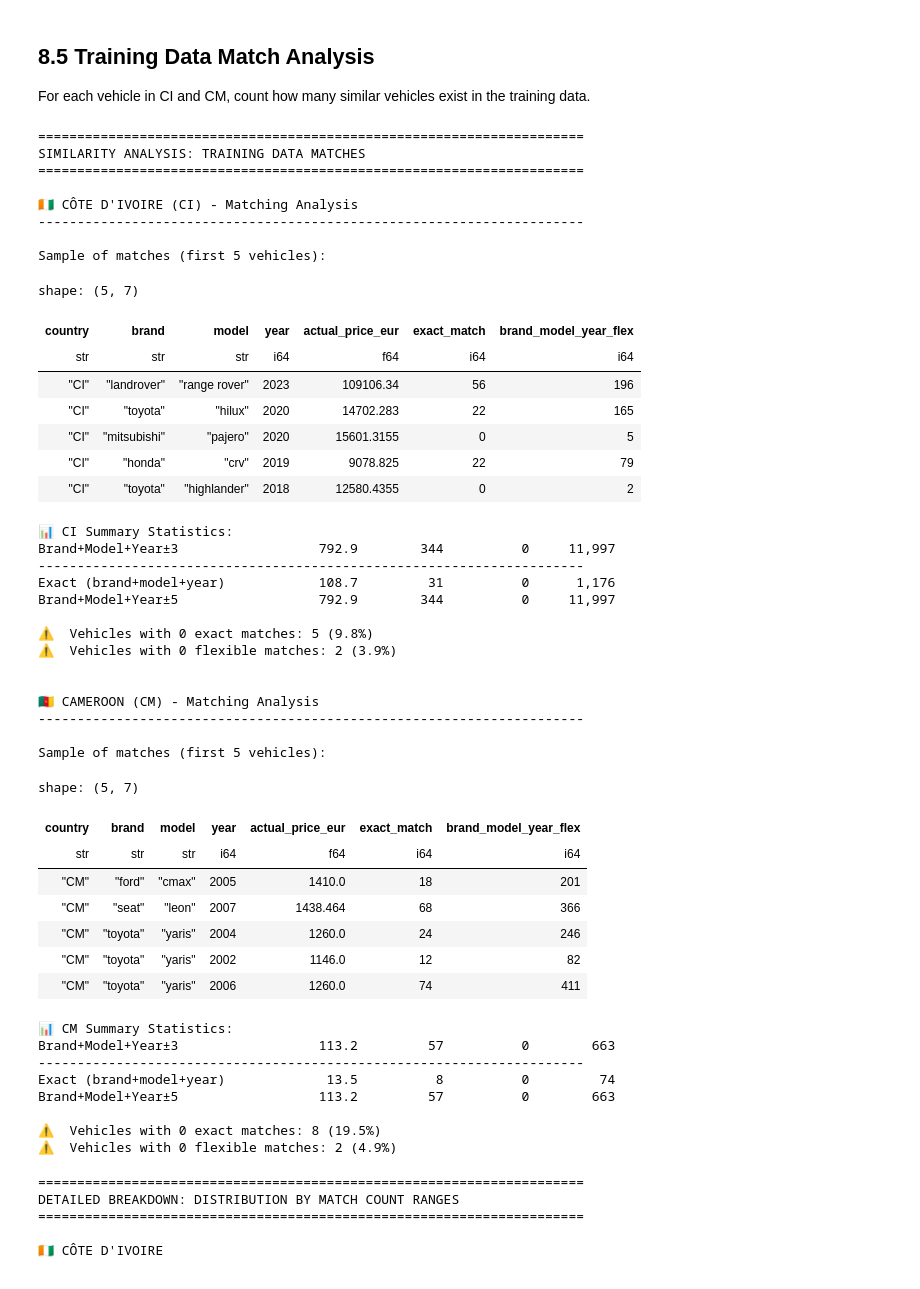
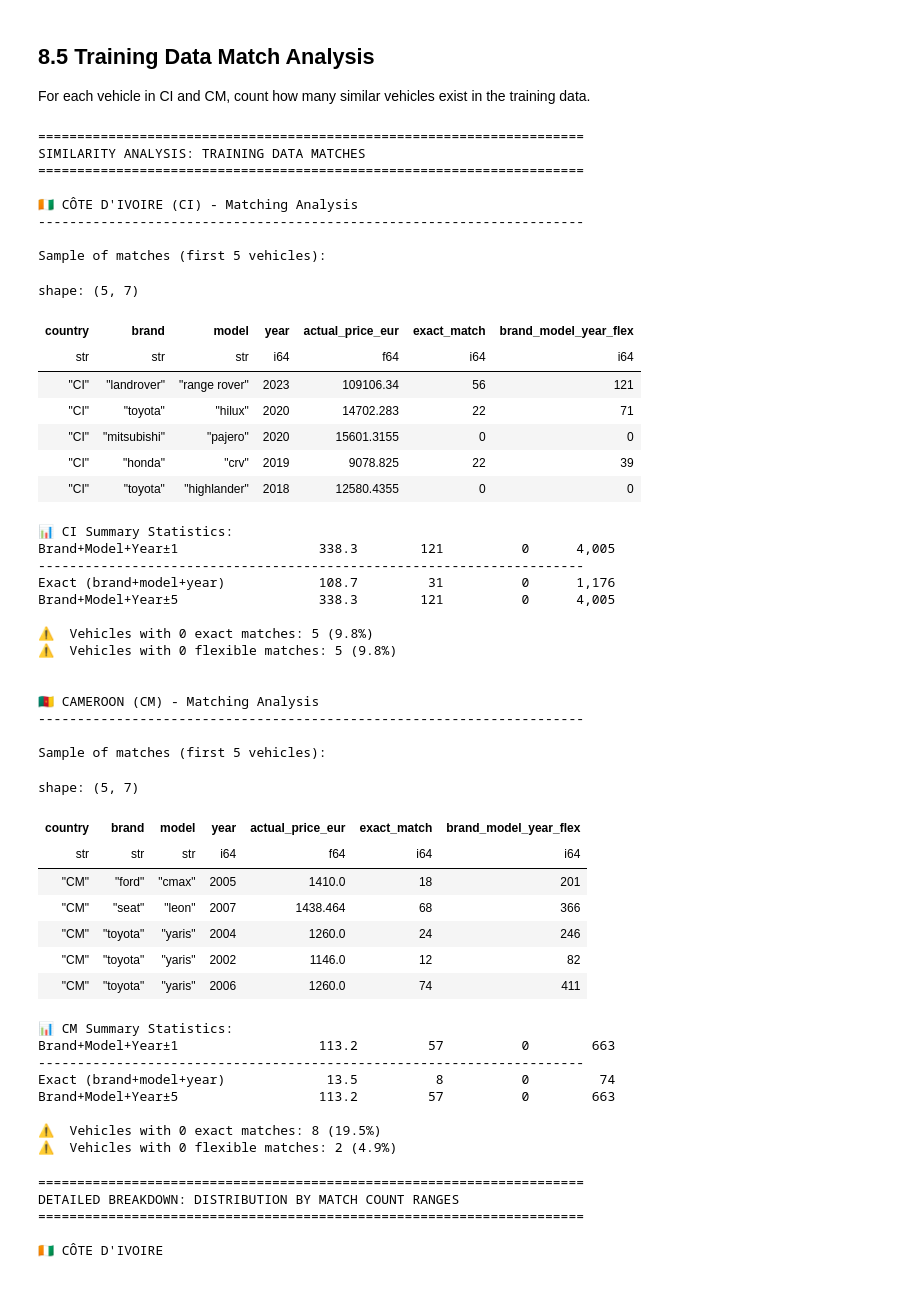
Before and after one commit to brunothefirst/car_price_prediction, a Jupyter notebook: notebooks/07_lean_model_evaluation_customs.ipynb, the cells around one changed output. Drawn from its saved outputs; the diff is of its cells as text; code cells hidden in the pictures.

```diff
--- a/notebooks/07_lean_model_evaluation_customs.ipynb
+++ b/notebooks/07_lean_model_evaluation_customs.ipynb
@@ -812,7 +755,7 @@ print("SIMILARITY ANALYSIS: TRAINING DATA MATCHES")
 print("=" * 70)
 
 # Define year flexibility for matching (±3 years)
-year_flex = 3
+year_flex = 1
 
 def count_training_matches(customs_df, training_df, country_name, year_flex=3):
     """
@@ -891,46 +834,46 @@ print(f"{'Brand+Model+Year±' + str(year_flex):<30} {df_cm_matches['brand_model_
 print("-" * 70)
 print(f"{'Exact (brand+model+year)':<30} {df_cm_matches['exact_match'].mean():>10.1f} {df_cm_matches['exact_match'].median():>10.0f} {df_cm_matches['exact_match'].min():>10,} {df_cm_matches['exact_match'].max():>10,}")
 print(f"{'Brand+Model+Year±5':<30} {df_cm_matches['brand_model_year_flex'].mean():>10.1f} {df_cm_matches['brand_model_year_flex'].median():>10.0f} {df_cm_matches['brand_model_year_flex'].min():>10,} {df_cm_matches['brand_model_year_flex'].max():>10,}")
 
 # Count vehicles with zero matches
 zero_exact = (df_cm_matches['exact_match'] == 0).sum()
 zero_flex = (df_cm_matches['brand_model_year_flex'] == 0).sum()
 print(f"\n⚠️  Vehicles with 0 exact matches: {zero_exact} ({zero_exact/len(df_cm_matches)*100:.1f}%)")
 print(f"⚠️  Vehicles with 0 flexible matches: {zero_flex} ({zero_flex/len(df_cm_matches)*100:.1f}%)")
 
 # Combine for comparison
 df_all_matches = pl.concat([df_ci_matches, df_cm_matches])
 
 # Define match types for detailed breakdown
 match_types = [
     ('exact_match', 'Exact Match\n(Brand + Model + Year)'),
     ('brand_model_year_flex', f'Flexible Match\n(Brand + Model + Year±{year_flex})')
 ]
 # %% [output]
 ======================================================================
 SIMILARITY ANALYSIS: TRAINING DATA MATCHES
 ======================================================================
 
 🇨🇮 CÔTE D'IVOIRE (CI) - Matching Analysis
 ----------------------------------------------------------------------
 
 Sample of matches (first 5 vehicles):
 shape: (5, 7)
 | country | brand | model | year | actual_price_eur | exact_match | brand_model_year_flex |
 | str | str | str | i64 | f64 | i64 | i64 |
-| "CI" | "landrover" | "range rover" | 2023 | 109106.34 | 56 | 196 |
-| "CI" | "toyota" | "hilux" | 2020 | 14702.283 | 22 | 165 |
-| "CI" | "mitsubishi" | "pajero" | 2020 | 15601.3155 | 0 | 5 |
-| "CI" | "honda" | "crv" | 2019 | 9078.825 | 22 | 79 |
-| "CI" | "toyota" | "highlander" | 2018 | 12580.4355 | 0 | 2 |
+| "CI" | "landrover" | "range rover" | 2023 | 109106.34 | 56 | 121 |
+| "CI" | "toyota" | "hilux" | 2020 | 14702.283 | 22 | 71 |
+| "CI" | "mitsubishi" | "pajero" | 2020 | 15601.3155 | 0 | 0 |
+| "CI" | "honda" | "crv" | 2019 | 9078.825 | 22 | 39 |
+| "CI" | "toyota" | "highlander" | 2018 | 12580.4355 | 0 | 0 |
 📊 CI Summary Statistics:
-Brand+Model+Year±3                  792.9        344          0     11,997
+Brand+Model+Year±1                  338.3        121          0      4,005
 ----------------------------------------------------------------------
 Exact (brand+model+year)            108.7         31          0      1,176
-Brand+Model+Year±5                  792.9        344          0     11,997
+Brand+Model+Year±5                  338.3        121          0      4,005
 
 ⚠️  Vehicles with 0 exact matches: 5 (9.8%)
-⚠️  Vehicles with 0 flexible matches: 2 (3.9%)
+⚠️  Vehicles with 0 flexible matches: 5 (9.8%)
 
 
 🇨🇲 CAMEROON (CM) - Matching Analysis
@@ -946,7 +889,7 @@ shape: (5, 7)
 | "CM" | "toyota" | "yaris" | 2002 | 1146.0 | 12 | 82 |
 | "CM" | "toyota" | "yaris" | 2006 | 1260.0 | 74 | 411 |
 📊 CM Summary Statistics:
-Brand+Model+Year±3                  113.2         57          0        663
+Brand+Model+Year±1                  113.2         57          0        663
 ----------------------------------------------------------------------
 Exact (brand+model+year)             13.5          8          0         74
 Brand+Model+Year±5                  113.2         57          0        663
```
Also changed, not shown: parts of 18 cells of this notebook, 1 other file.
